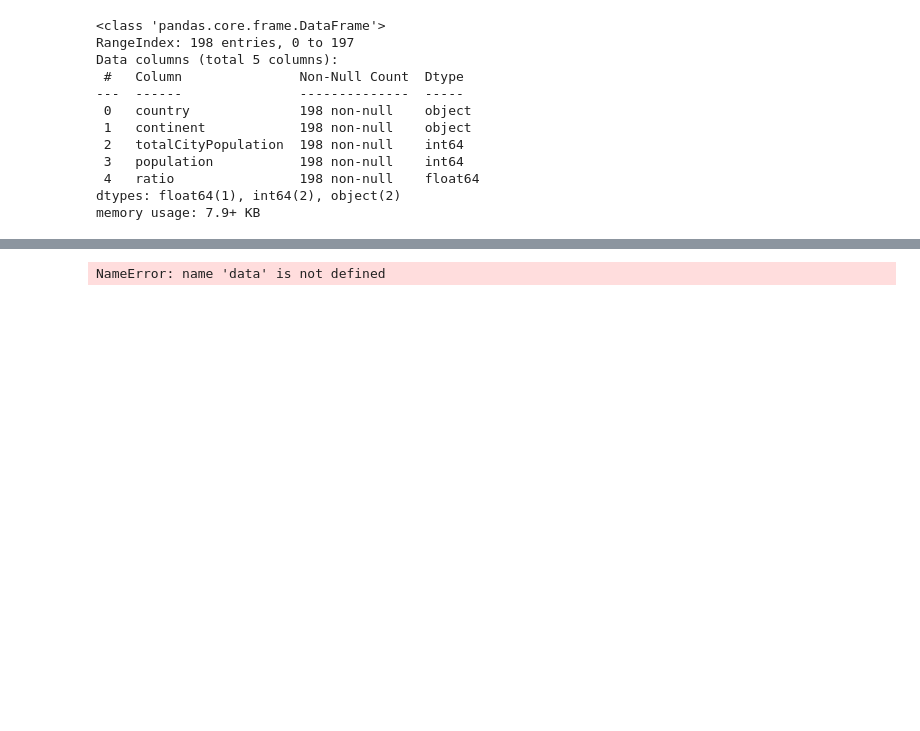
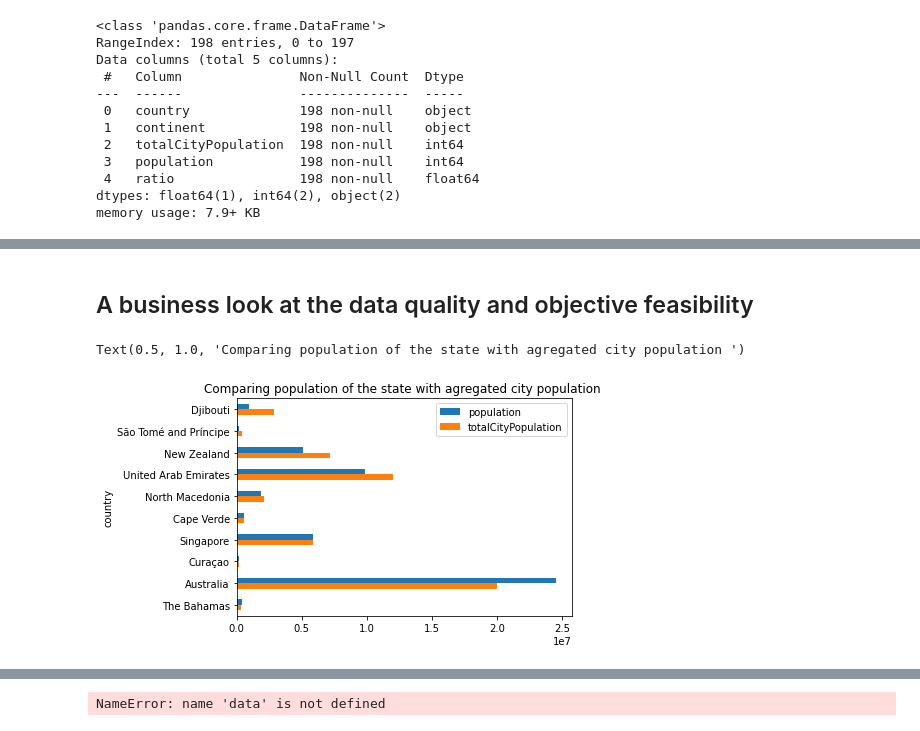
Before and after one commit to zdenekq/BlogPostProjectBenfordLaw, a Jupyter notebook: Population.ipynb, the cells around one changed output, grey strips where cells are left out. Saved outputs shown, nothing was run; the diff lists cells and outputs as text; code cells hidden in the pictures; blank space fills up the shorter version.

```diff
--- a/Population.ipynb
+++ b/Population.ipynb
@@ -157,0 +203,9 @@ memory usage: 7.9+ KB
+# %% [markdown]
+## A business look at the data quality and objective feasibility
+# %%
+# pd.DataFrame(rawdata).set_index("country").head(10).plot.barh().invert_yaxis()
+maindata[["country","population","totalCityPopulation"]].set_index("country").head(10).plot.barh().invert_yaxis()
+plt.title("Comparing population of the state with agregated city population ")
+# %% [output]
+Text(0.5, 1.0, 'Comparing population of the state with agregated city population ')
+[figure, added]
```
Also changed, not shown: parts of 11 cells of this notebook.
